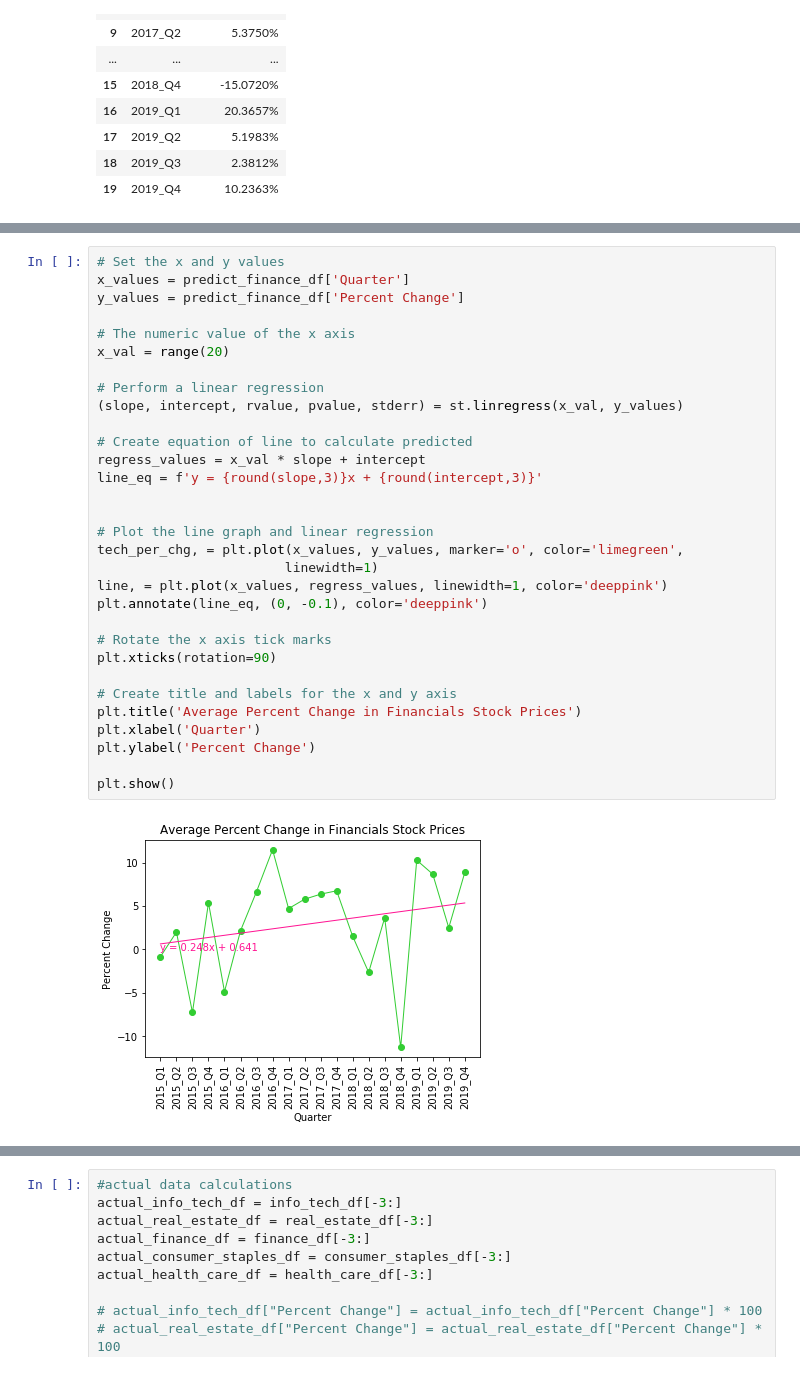
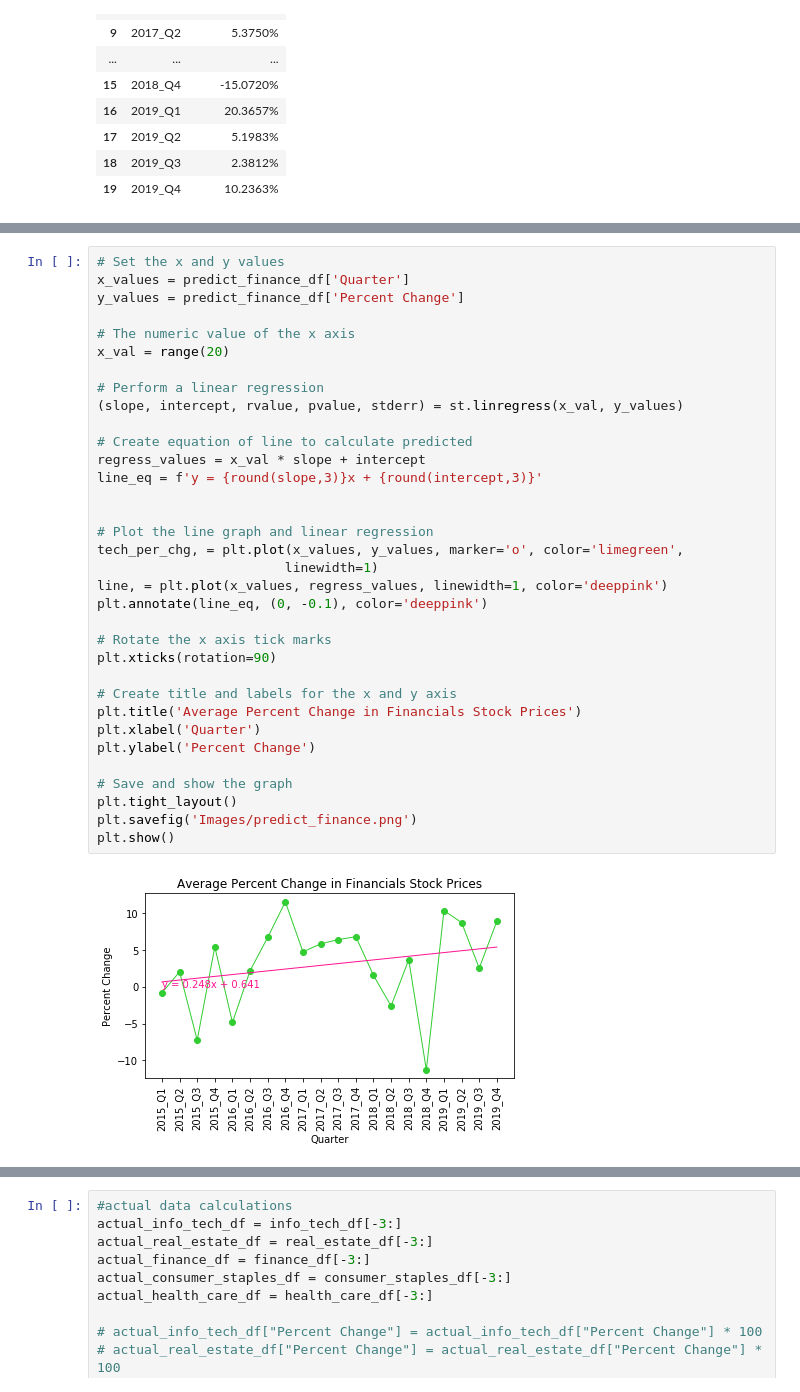
Before and after one commit to jmoon0830/pandemic-stock-analysis, a Jupyter notebook: Cleaning and Graphing Predicted and Actual Data.ipynb, the cells around one changed output, grey strips where cells are left out. Drawn from its saved outputs; the diff is of its cells as text.

```diff
--- a/Cleaning and Graphing Predicted and Actual Data.ipynb
+++ b/Cleaning and Graphing Predicted and Actual Data.ipynb
@@ -384,34 +393,37 @@ plt.show()
 x_values = predict_finance_df['Quarter']
 y_values = predict_finance_df['Percent Change']
 
 # The numeric value of the x axis
 x_val = range(20)
 
 # Perform a linear regression
 (slope, intercept, rvalue, pvalue, stderr) = st.linregress(x_val, y_values)
 
 # Create equation of line to calculate predicted
 regress_values = x_val * slope + intercept
 line_eq = f'y = {round(slope,3)}x + {round(intercept,3)}'
 
 
 # Plot the line graph and linear regression
 tech_per_chg, = plt.plot(x_values, y_values, marker='o', color='limegreen',
                         linewidth=1)
 line, = plt.plot(x_values, regress_values, linewidth=1, color='deeppink')
 plt.annotate(line_eq, (0, -0.1), color='deeppink')
 
 # Rotate the x axis tick marks
 plt.xticks(rotation=90)
 
 # Create title and labels for the x and y axis
 plt.title('Average Percent Change in Financials Stock Prices')
 plt.xlabel('Quarter')
 plt.ylabel('Percent Change')
 
+# Save and show the graph
+plt.tight_layout()
+plt.savefig('Images/predict_finance.png')
 plt.show()
 # %% [output]
-[figure, old version]
+[figure, new version]
 # %%
 # Set the x and y values
 x_values = predict_real_estate_df['Quarter']
```
Also changed, not shown: parts of 9 cells of this notebook, 10 other files.
